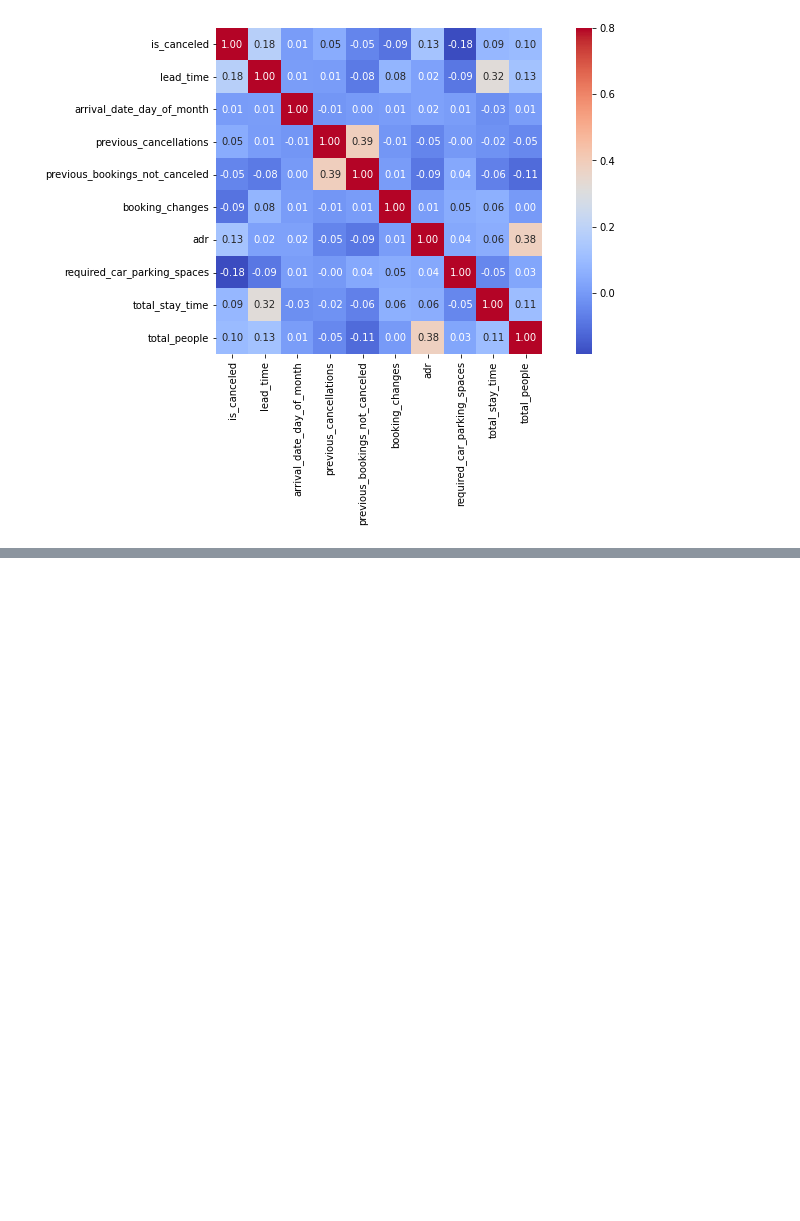
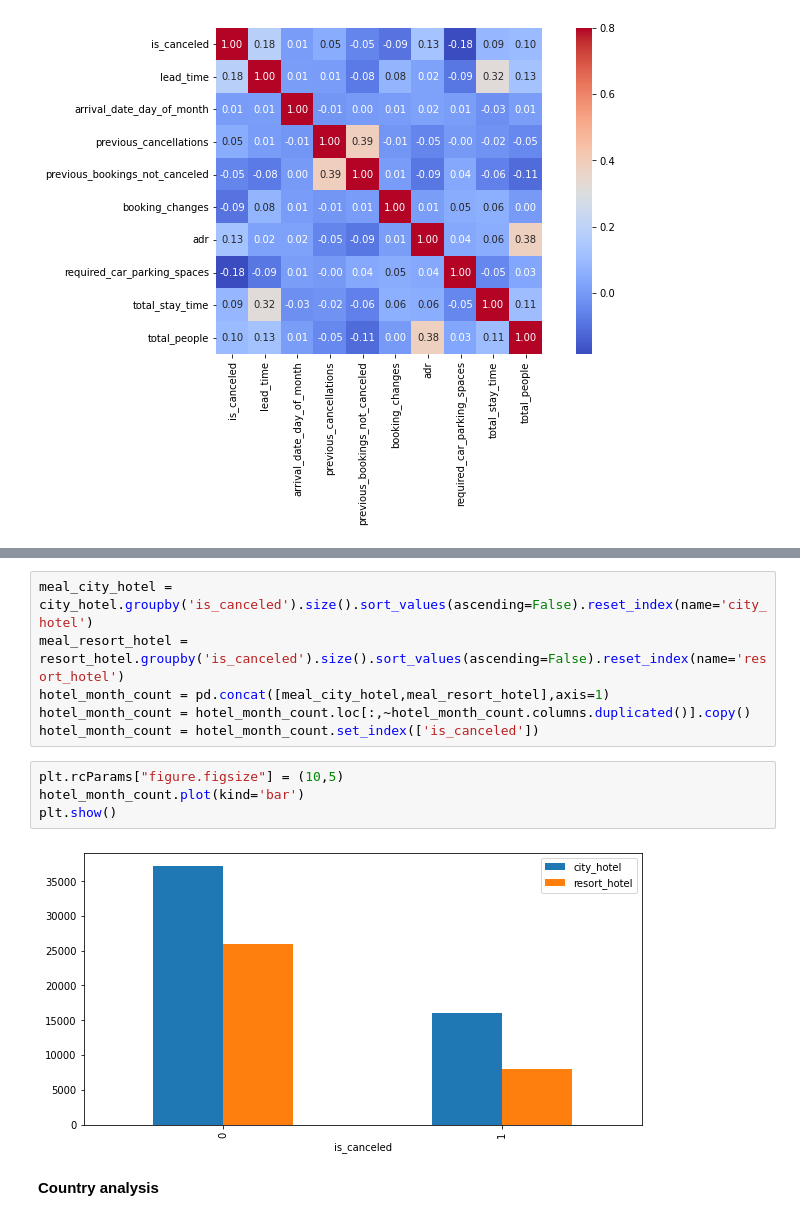
Before and after one commit to ANUJGAUR/Hotel-booking-analysis-project, a Jupyter notebook: Hotel_Booking_Analysis_Capstone_Project.ipynb, the cells around one changed output, grey strips where cells are left out. Saved outputs shown, nothing was run; the diff lists cells and outputs as text; blank space fills up the shorter version.

```diff
--- a/Hotel_Booking_Analysis_Capstone_Project.ipynb
+++ b/Hotel_Booking_Analysis_Capstone_Project.ipynb
@@ -163,0 +197,14 @@ sns.heatmap(relation_matrix,annot = True,fmt='.2f', annot_kws={'size': 10},cmap=
+# %%
+meal_city_hotel = city_hotel.groupby('is_canceled').size().sort_values(ascending=False).reset_index(name='city_hotel')
+meal_resort_hotel = resort_hotel.groupby('is_canceled').size().sort_values(ascending=False).reset_index(name='resort_hotel')
+hotel_month_count = pd.concat([meal_city_hotel,meal_resort_hotel],axis=1)
+hotel_month_count = hotel_month_count.loc[:,~hotel_month_count.columns.duplicated()].copy()
+hotel_month_count = hotel_month_count.set_index(['is_canceled'])
+# %%
+plt.rcParams["figure.figsize"] = (10,5)
+hotel_month_count.plot(kind='bar')
+plt.show()
+# %% [output]
+[figure, added]
+# %% [markdown]
+**Country analysis**
```
Also changed, not shown: parts of 17 cells of this notebook.
